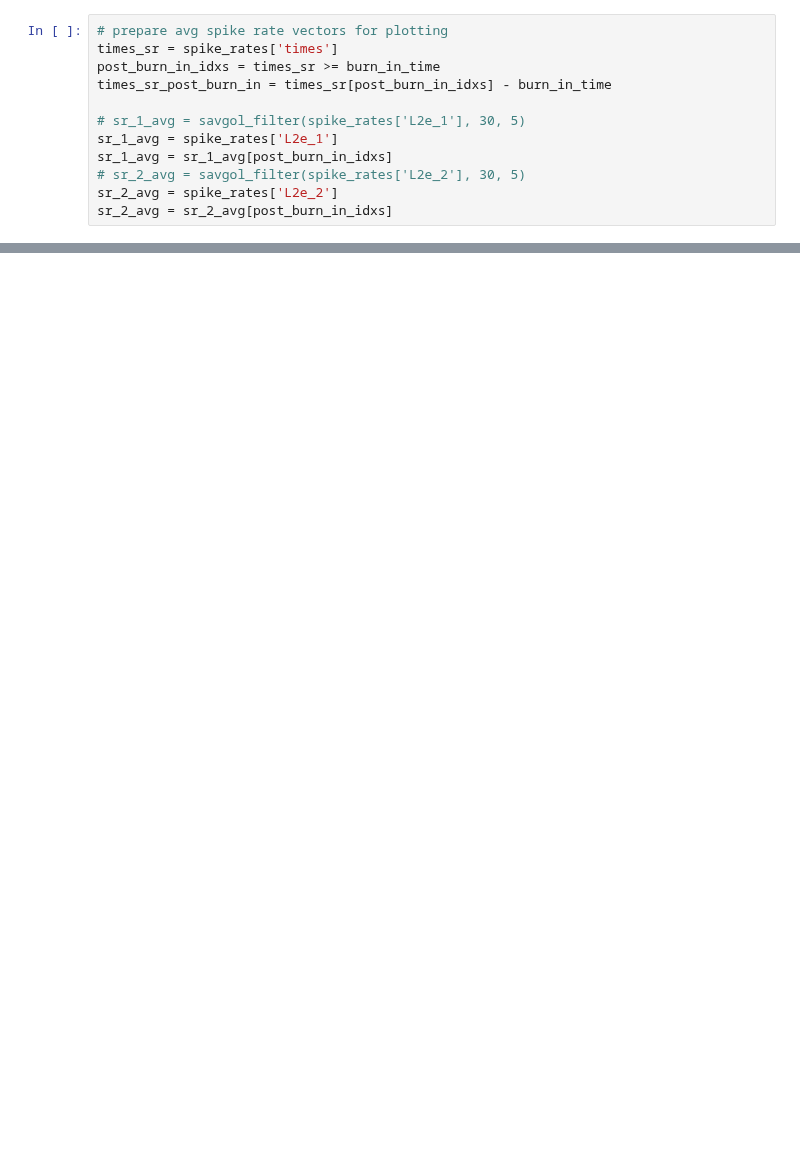
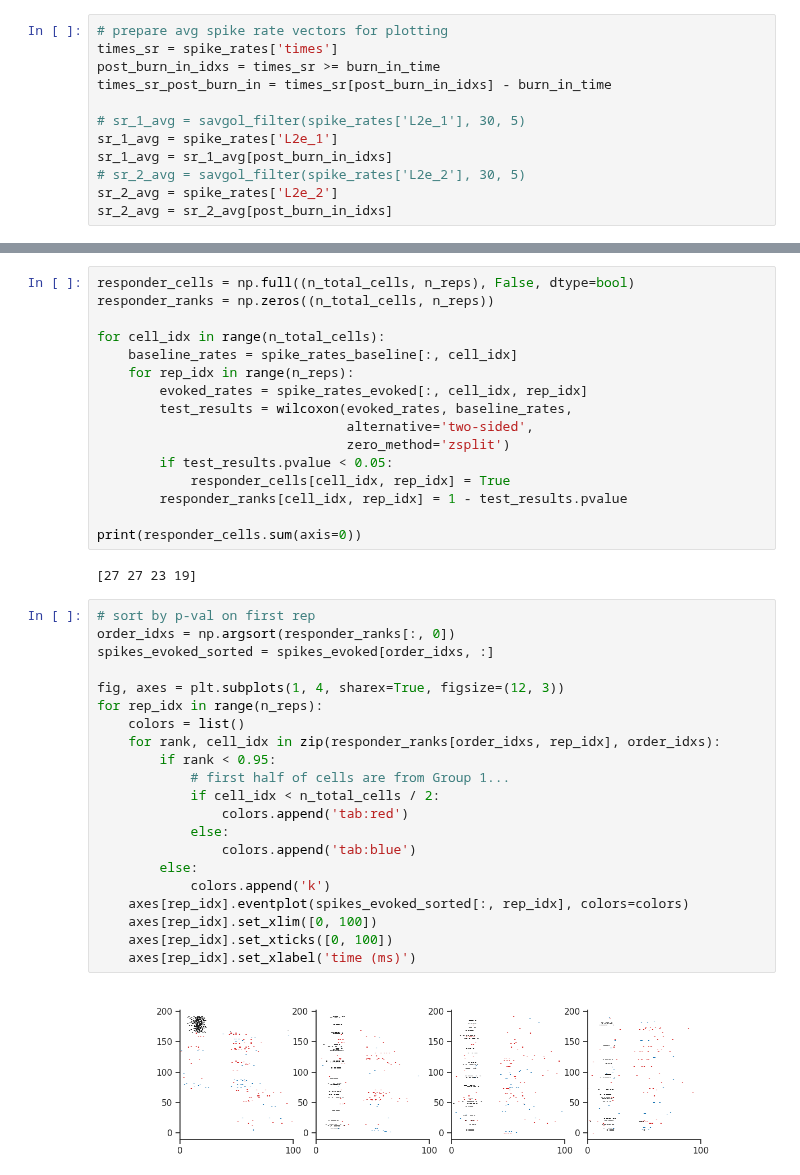
Before and after one commit to rythorpe/hnn-core, a Jupyter notebook: rs_dd_project/plot_intrinsic_net_dynamics.ipynb, the cells around one changed output, grey strips where cells are left out. Saved outputs shown, nothing was run; the diff lists cells and outputs as text; blank space fills up the shorter version.

```diff
--- a/rs_dd_project/plot_intrinsic_net_dynamics.ipynb
+++ b/rs_dd_project/plot_intrinsic_net_dynamics.ipynb
@@ -292,0 +333,41 @@ len(spike_counts_trials[0][0])
+# %%
+responder_cells = np.full((n_total_cells, n_reps), False, dtype=bool)
+responder_ranks = np.zeros((n_total_cells, n_reps))
+
+for cell_idx in range(n_total_cells):
+    baseline_rates = spike_rates_baseline[:, cell_idx]
+    for rep_idx in range(n_reps):
+        evoked_rates = spike_rates_evoked[:, cell_idx, rep_idx]
+        test_results = wilcoxon(evoked_rates, baseline_rates,
+                                alternative='two-sided',
+                                zero_method='zsplit')
+        if test_results.pvalue < 0.05:
+            responder_cells[cell_idx, rep_idx] = True
+        responder_ranks[cell_idx, rep_idx] = 1 - test_results.pvalue
+
+print(responder_cells.sum(axis=0))
+# %% [output]
+[27 27 23 19]
+# %%
+# sort by p-val on first rep
+order_idxs = np.argsort(responder_ranks[:, 0])
+spikes_evoked_sorted = spikes_evoked[order_idxs, :]
+
+fig, axes = plt.subplots(1, 4, sharex=True, figsize=(12, 3))
+for rep_idx in range(n_reps):
+    colors = list()
+    for rank, cell_idx in zip(responder_ranks[order_idxs, rep_idx], order_idxs):
+        if rank < 0.95:
+            # first half of cells are from Group 1...
+            if cell_idx < n_total_cells / 2:
+                colors.append('tab:red')
+            else:
+                colors.append('tab:blue')
+        else:
+            colors.append('k')
+    axes[rep_idx].eventplot(spikes_evoked_sorted[:, rep_idx], colors=colors)
+    axes[rep_idx].set_xlim([0, 100])
+    axes[rep_idx].set_xticks([0, 100])
+    axes[rep_idx].set_xlabel('time (ms)')
+# %% [output]
+[figure, added]
```
Also changed, not shown: parts of 8 cells of this notebook.
